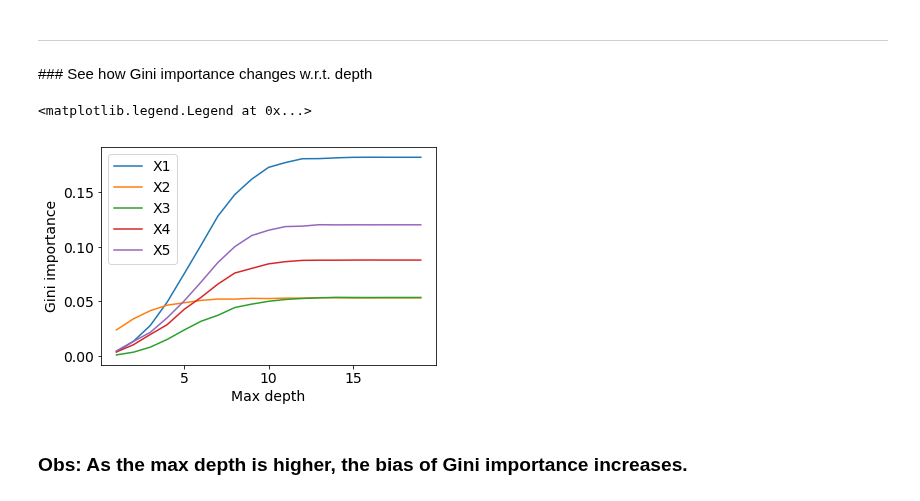
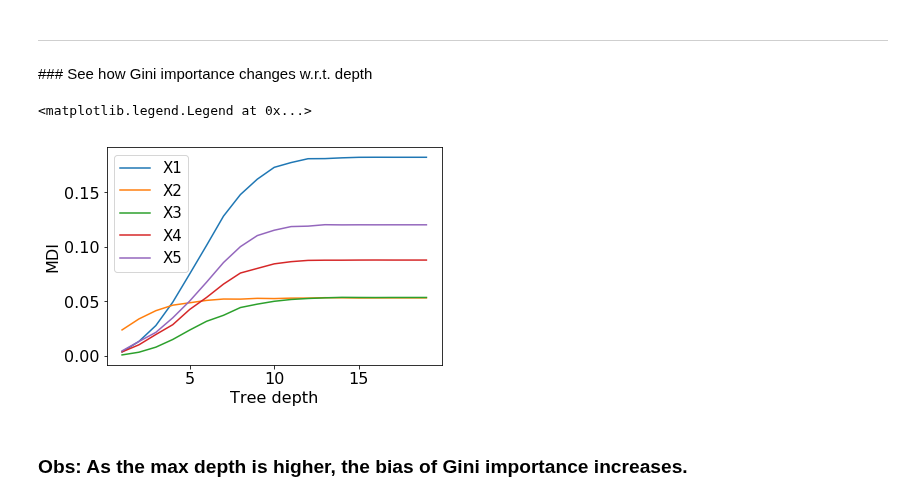
Before and after one commit to shifwang/paper-debiased-feature-importance, a Jupyter notebook: simulations/01_hyperparameter_effect_on_Gini.ipynb, the cells around one changed output. Saved outputs shown, nothing was run; the diff lists cells and outputs as text; code cells hidden in the pictures.

```diff
--- a/simulations/01_hyperparameter_effect_on_Gini.ipynb
+++ b/simulations/01_hyperparameter_effect_on_Gini.ipynb
@@ -50,9 +50,9 @@ for i, size in enumerate(node_size):
     accs[i] = accuracy_score(yy_pred, yy)
 # %%
 plt.plot(node_size, feature_imps.T)
-plt.rcParams.update({'font.size': 14})
-plt.xlabel('Minimum node size')
-plt.ylabel('Gini importance')
+plt.rcParams.update({'font.size': 15})
+plt.xlabel('Minimum leaf size')
+plt.ylabel('MDI')
 plt.legend(['X1', 'X2', 'X3', 'X4', 'X5'])
 # %% [output]
 <matplotlib.legend.Legend at 0x...>
@@ -94,13 +89,13 @@ for i, size in enumerate(depth):
     accs[i] = accuracy_score(yy_pred, yy)
 # %%
 plt.plot(depth, feature_imps.T)
-plt.rcParams.update({'font.size': 14})
-plt.xlabel('Max depth')
-plt.ylabel('Gini importance')
+plt.rcParams.update({'font.size': 15})
+plt.xlabel('Tree depth')
+plt.ylabel('MDI')
 plt.legend(['X1', 'X2', 'X3', 'X4', 'X5'])
 # %% [output]
 <matplotlib.legend.Legend at 0x...>
-[figure, old version]
+[figure, new version]
 # %% [markdown]
 ### Obs: As the max depth is higher, the bias of Gini importance increases.
 # %%
```
Also changed, not shown: parts of 2 cells of this notebook, 7 other files.
